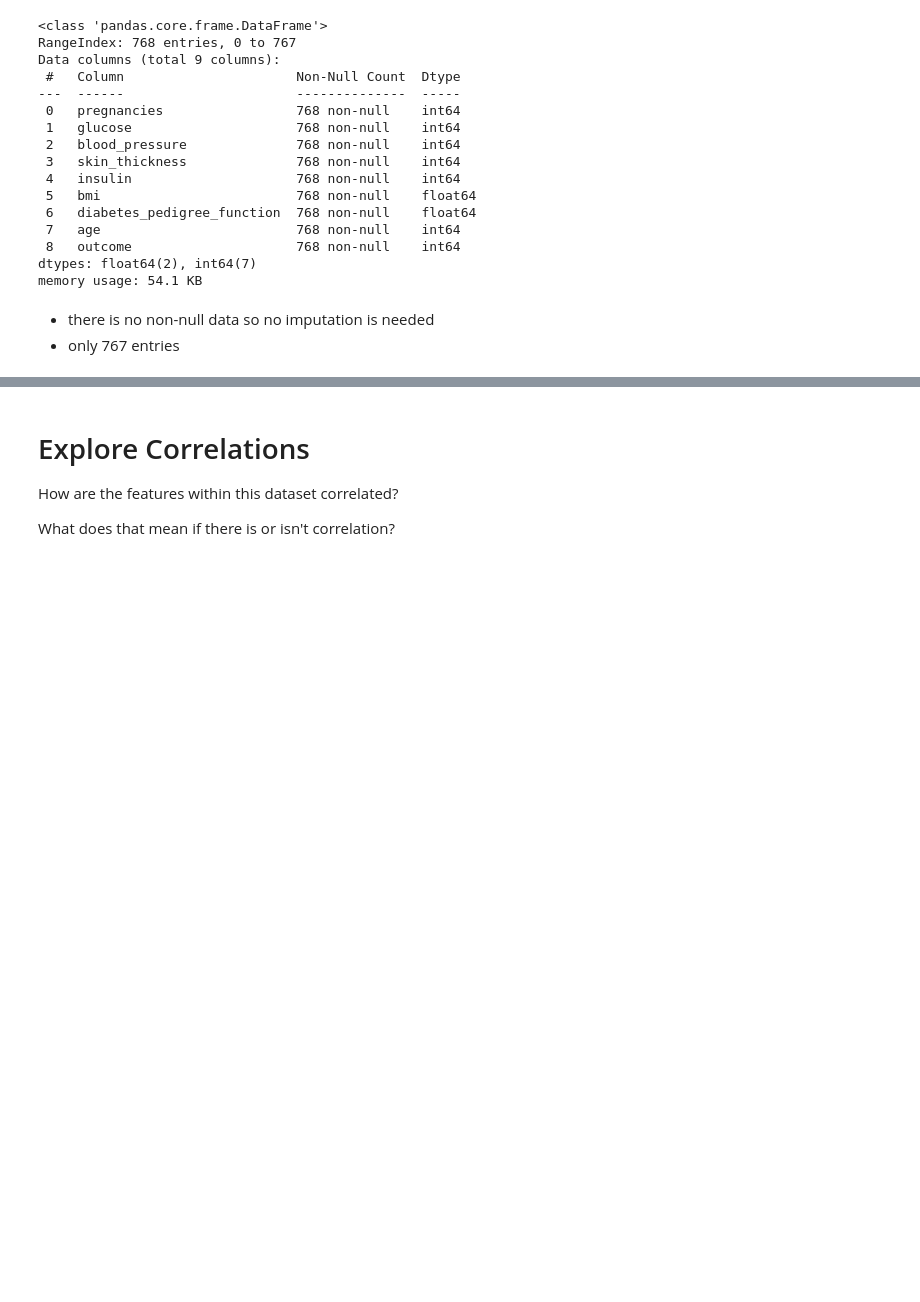
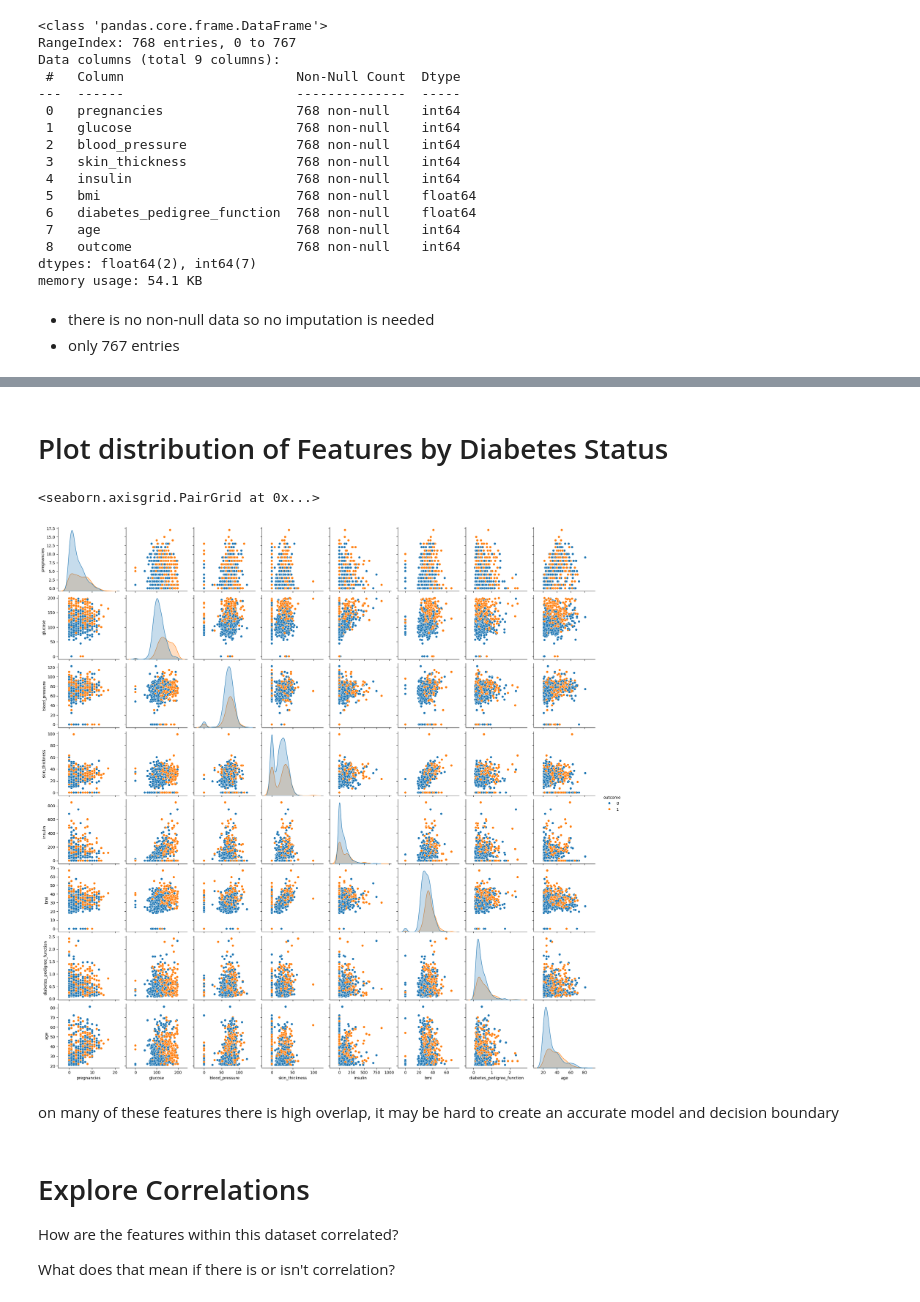
Before and after one commit to tcampbell90/intro-to-deep-learning, a Jupyter notebook: exercise1.ipynb, the cells around one changed output, grey strips where cells are left out. Cells and saved outputs as stored; diff of their text form; code cells hidden in the pictures; blank space fills up the shorter version.

```diff
--- a/exercise1.ipynb
+++ b/exercise1.ipynb
@@ -62,3 +77,12 @@ memory usage: 54.1 KB
+# %% [markdown]
+# Plot distribution of Features by Diabetes Status
+# %%
+sns.pairplot(pima_df, hue='outcome')
+# %% [output]
+<seaborn.axisgrid.PairGrid at 0x...>
+[figure, added]
+# %% [markdown]
+on many of these features there is high overlap, it may be hard to create an accurate model and decision boundary
 # %% [markdown]
 # Explore Correlations
 
```
Also changed, not shown: parts of 3 cells of this notebook.
